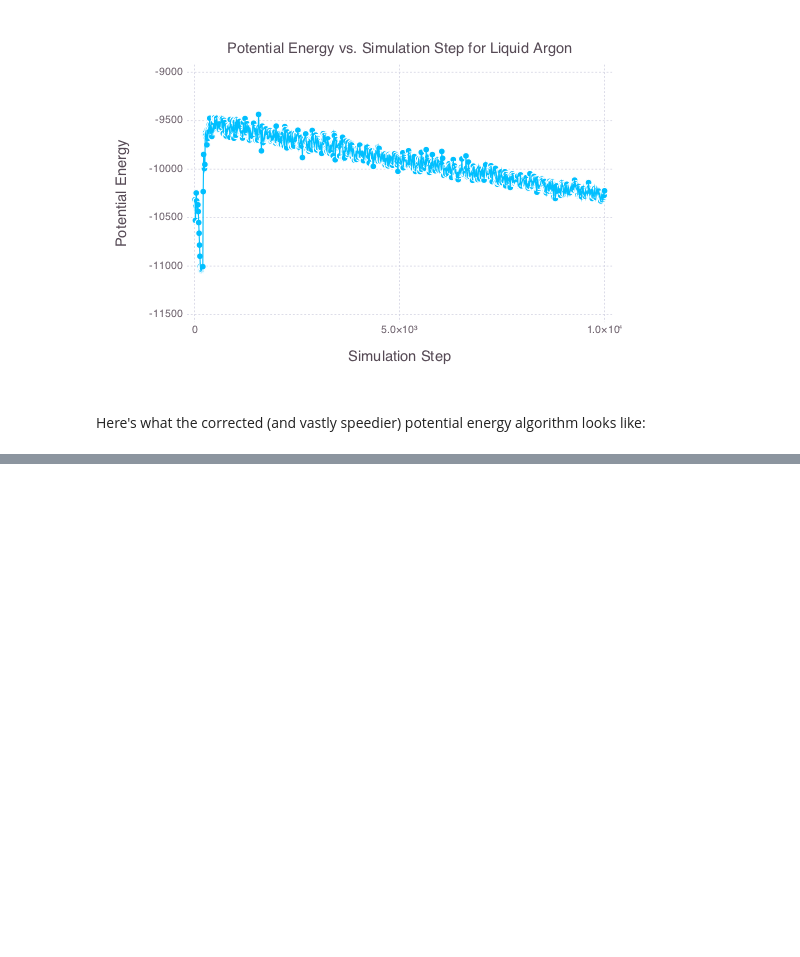
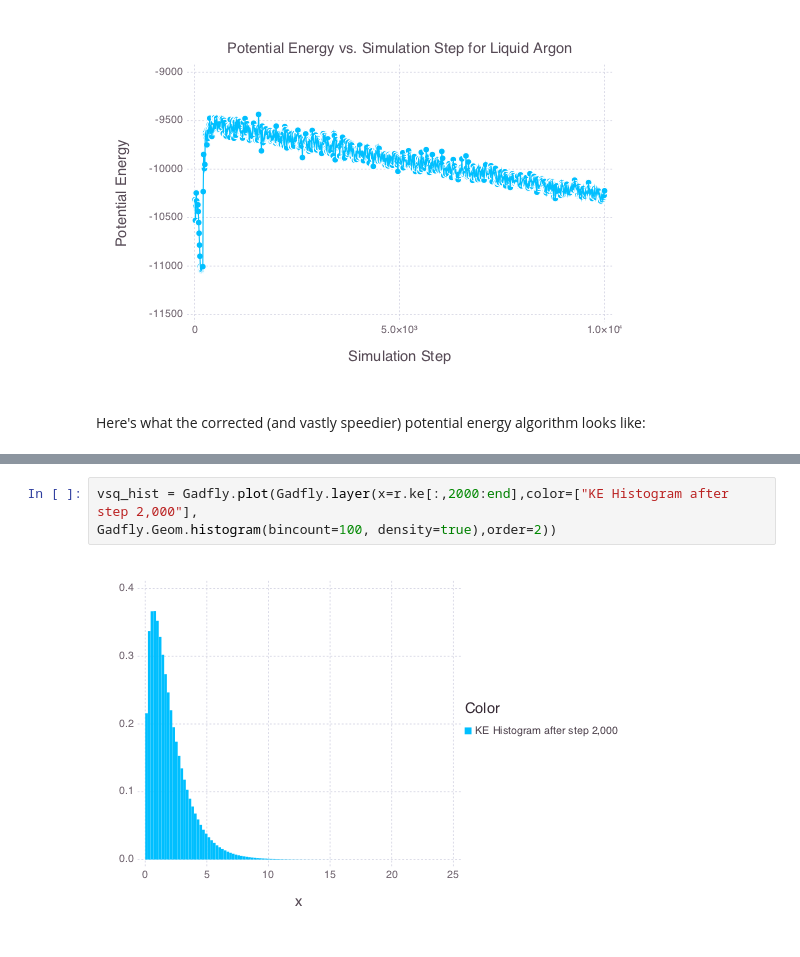
Before and after one commit to stefco/g6080, a Jupyter notebook: set02/sci-comp-hw-2-stefan.ipynb, the cells around one changed output, grey strips where cells are left out. Drawn from its saved outputs; the diff is of its cells as text; blank space fills up the shorter version.

```diff
--- a/set02/sci-comp-hw-2-stefan.ipynb
+++ b/set02/sci-comp-hw-2-stefan.ipynb
@@ -99,0 +115,5 @@ Gadfly.Guide.title("Total Energy vs. Simulation Step for Liquid Argon, Improved
+# %%
+vsq_hist = Gadfly.plot(Gadfly.layer(x=r.ke[:,2000:end],color=["KE Histogram after step 2,000"],
+Gadfly.Geom.histogram(bincount=100, density=true),order=2))
+# %% [output]
+[figure, added]
```
Also changed, not shown: parts of 4 cells of this notebook, 6 other files.
